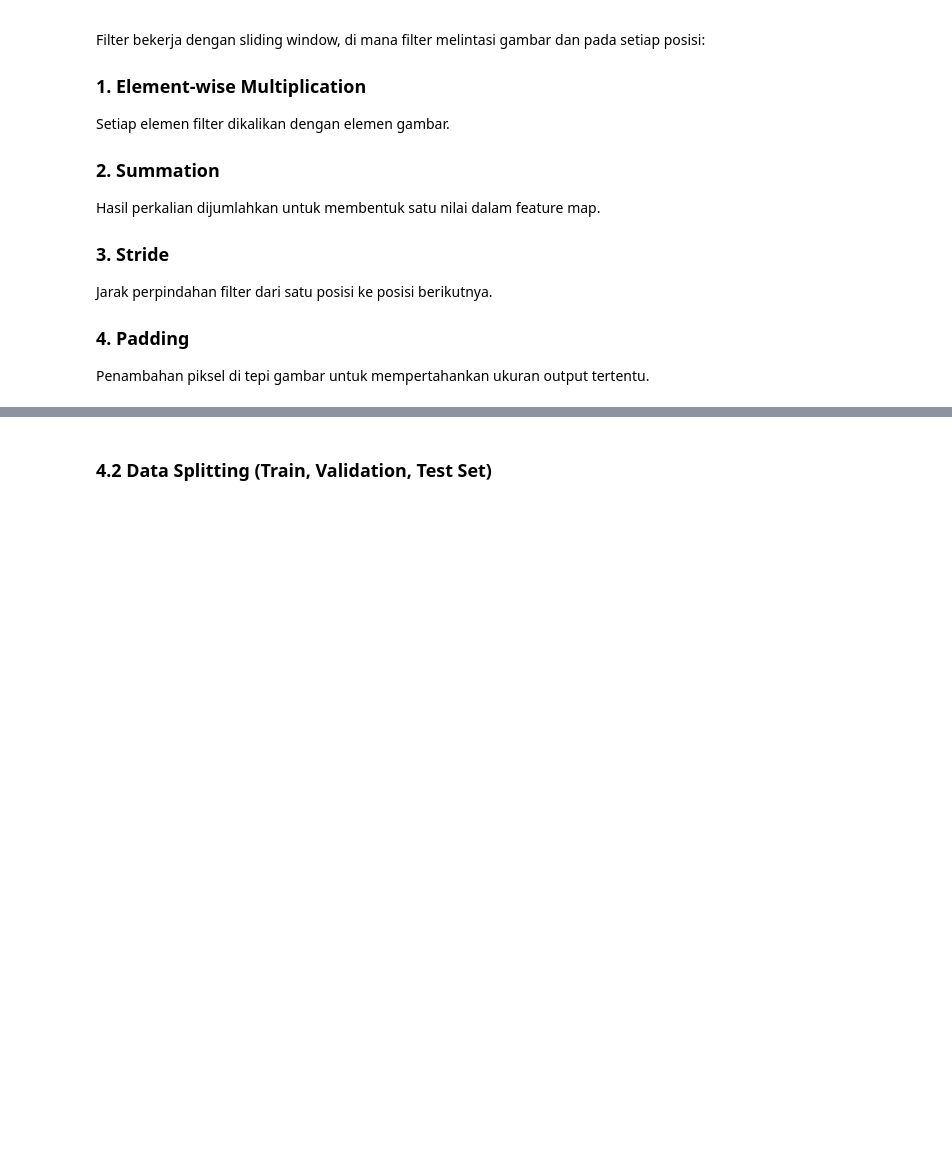
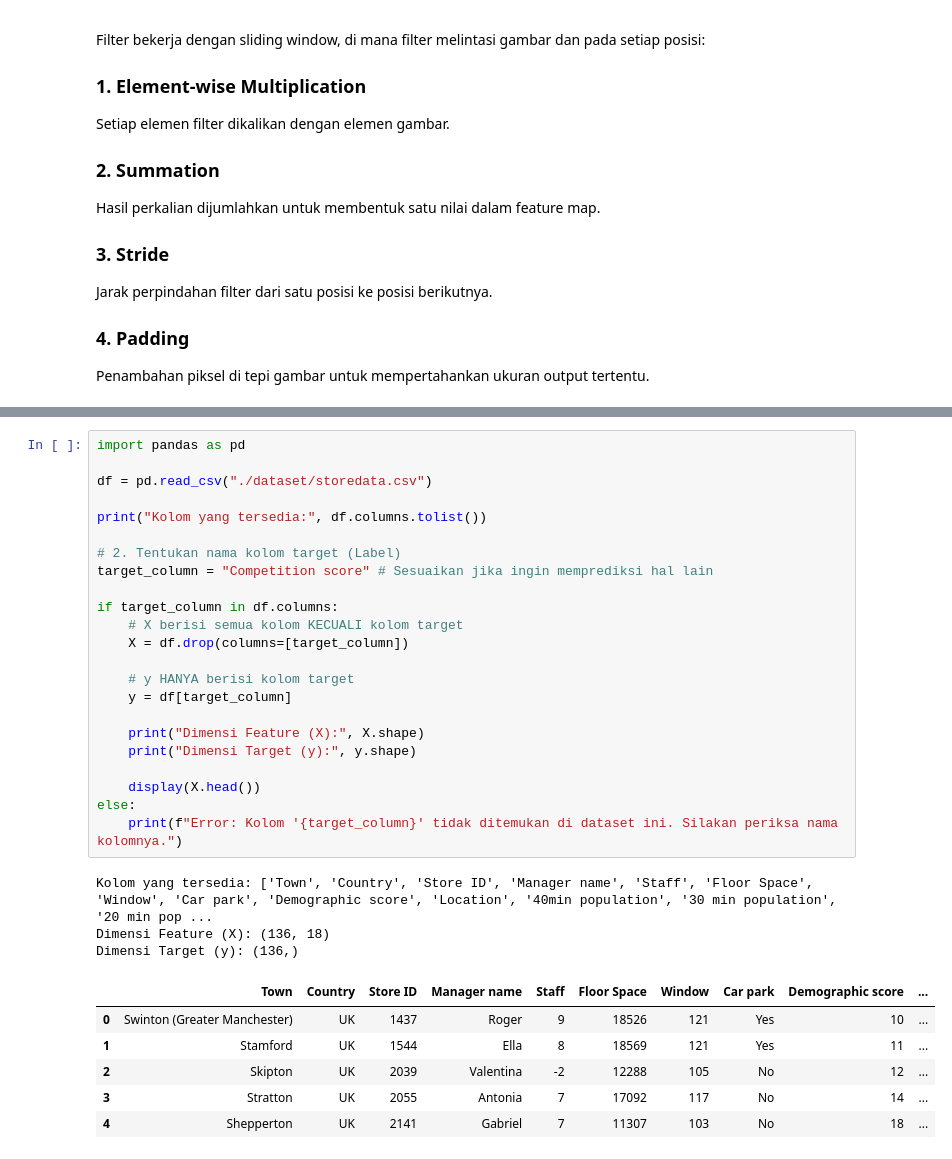
Before and after one commit to lab-kcks/modul-kecerdasan-buatan, a Jupyter notebook: modul-0/Modul_0.ipynb, the cells around one changed output, grey strips where cells are left out. Drawn from its saved outputs; the diff is of its cells as text; blank space fills up the shorter version.

```diff
--- a/modul-0/Modul_0.ipynb
+++ b/modul-0/Modul_0.ipynb
@@ -1299,3 +1299,34 @@ Dalam pembelajaran mesin, kita harus memisahkan variabel yang bertindak sebagai
-# %% [markdown]
-### 4.2 Data Splitting (Train, Validation, Test Set)
+# %%
+import pandas as pd
+
+df = pd.read_csv("./dataset/storedata.csv")
+
+print("Kolom yang tersedia:", df.columns.tolist())
+
+# 2. Tentukan nama kolom target (Label)
+target_column = "Competition score" # Sesuaikan jika ingin memprediksi hal lain
+
+if target_column in df.columns:
+    # X berisi semua kolom KECUALI kolom target
+    X = df.drop(columns=[target_column])
+
+    # y HANYA berisi kolom target
+    y = df[target_column]
+
+    print("Dimensi Feature (X):", X.shape)
+    print("Dimensi Target (y):", y.shape)
+
+    display(X.head())
+else:
+    print(f"Error: Kolom '{target_column}' tidak ditemukan di dataset ini. Silakan periksa nama kolomnya.")
+# %% [output]
+Kolom yang tersedia: ['Town', 'Country', 'Store ID', 'Manager name', 'Staff', 'Floor Space', 'Window', 'Car park', 'Demographic score', 'Location', '40min population', '30 min population', '20 min pop ...
+Dimensi Feature (X): (136, 18)
+Dimensi Target (y): (136,)
+|  | Town | Country | Store ID | Manager name | Staff | Floor Space | Window | Car park | Demographic score | ... |
+| 0 | Swinton (Greater Manchester) | UK | 1437 | Roger | 9 | 18526 | 121 | Yes | 10 | ... |
+| 1 | Stamford | UK | 1544 | Ella | 8 | 18569 | 121 | Yes | 11 | ... |
+| 2 | Skipton | UK | 2039 | Valentina | -2 | 12288 | 105 | No | 12 | ... |
+| 3 | Stratton | UK | 2055 | Antonia | 7 | 17092 | 117 | No | 14 | ... |
+| 4 | Shepperton | UK | 2141 | Gabriel | 7 | 11307 | 103 | No | 18 | ... |
 # %% [markdown]
```
Also changed, not shown: parts of 11 cells of this notebook.
